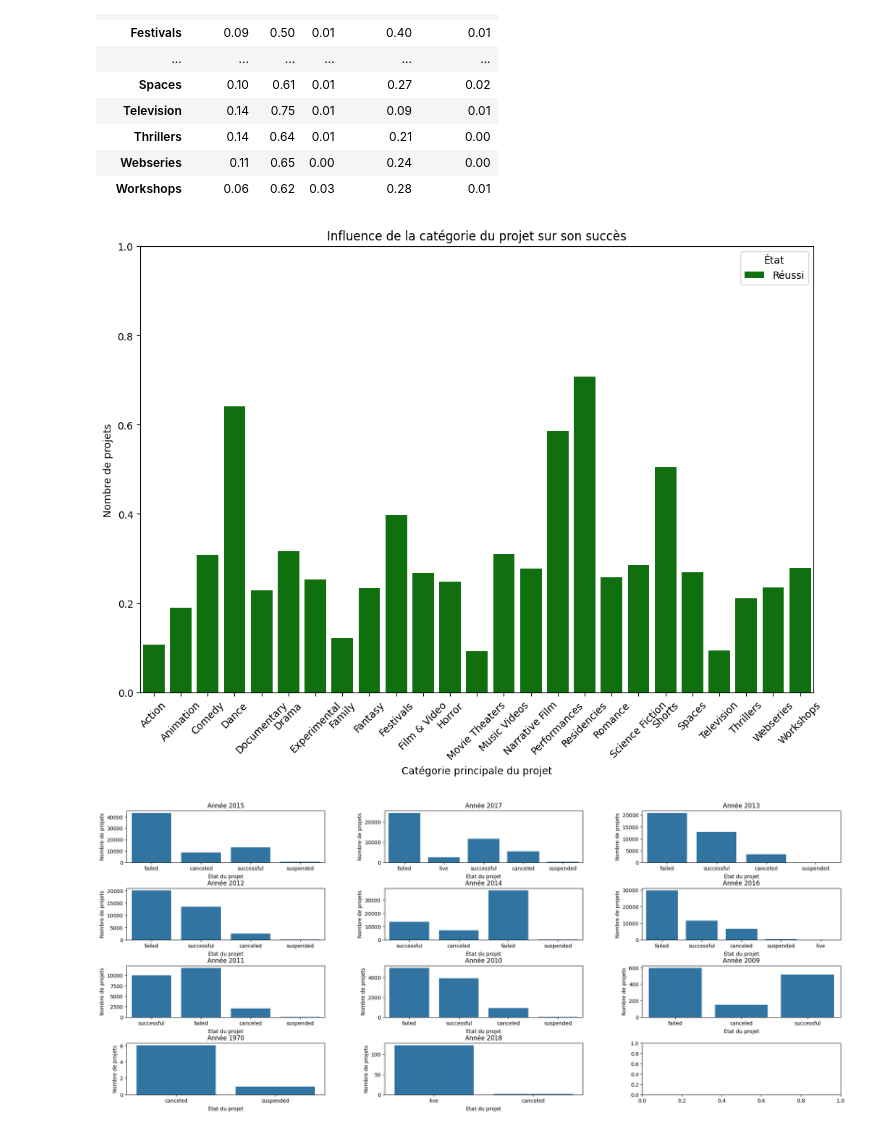
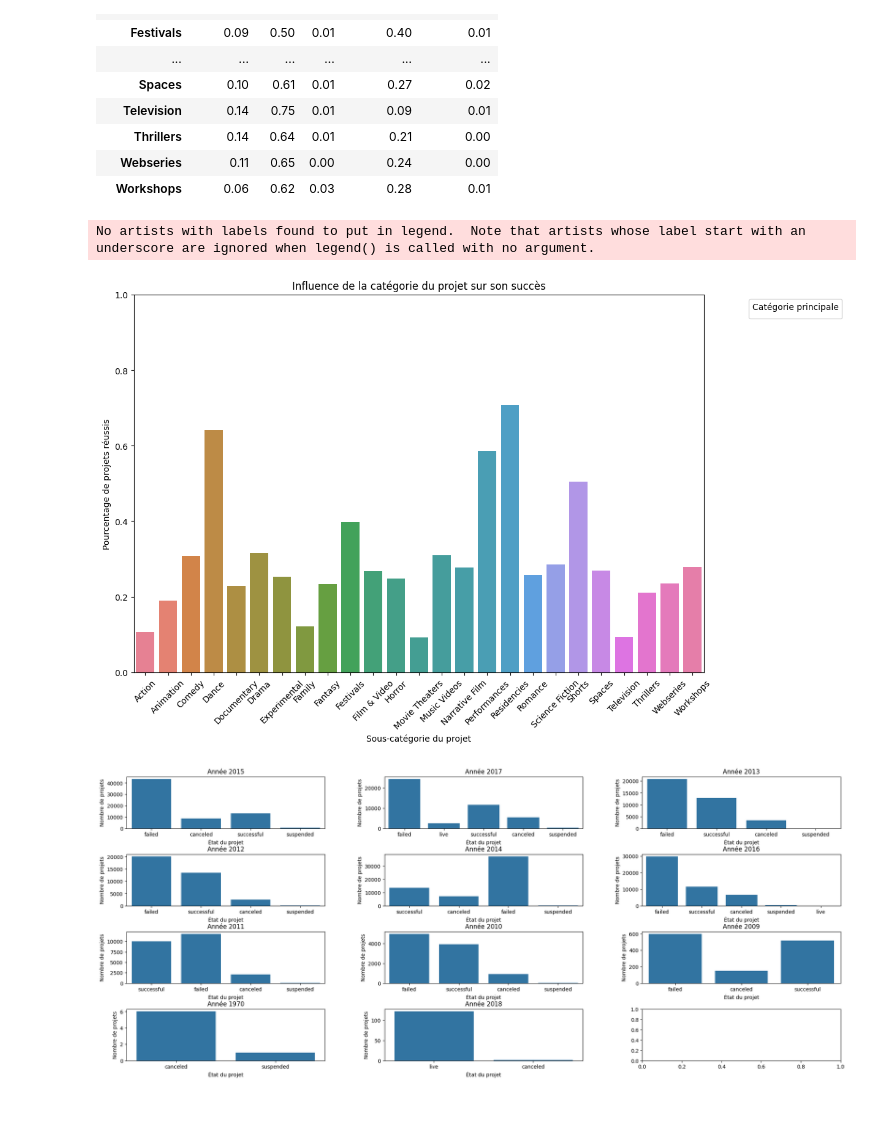
Before and after one commit to Steven-176/crowdfunding_ML, a Jupyter notebook: crowdfunding.ipynb, the cells around one changed output. Drawn from its saved outputs; the diff is of its cells as text; code cells hidden in the pictures.

```diff
--- a/crowdfunding.ipynb
+++ b/crowdfunding.ipynb
@@ -37,7 +39,7 @@ crowdfunding_2018['deadline'] = pd.to_datetime(crowdfunding_2018['deadline'])
 crowdfunding_2018['usd_pledged_real'] = crowdfunding_2018['usd_pledged_real'].round(2)
 crowdfunding_2018['days_to_deadline'] = (crowdfunding_2018['deadline'] - crowdfunding_2018['launched']).dt.days
 crowdfunding_2018['year'] = crowdfunding_2018['launched'].dt.year
-crowdfunding_2018['month'] = crowdfunding_2018['launched'].dt.month
+crowdfunding_2018['month'] = crowdfunding_2018['launched'].dt.strftime('%B')
 
 # Calcul du pourcentage atteint de l'objectif
 crowdfunding_2018['percentage_reached'] = (crowdfunding_2018['usd_pledged_real'] / crowdfunding_2018['usd_goal_real']) * 100
@@ -232,18 +249,19 @@ normalized_success_failure
 # %%
 # Création du graphique à barres empilées
 plt.figure(figsize=(12, 8))
-sns.barplot(data=normalized_success_failure, x=normalized_success_failure.index, y='successful', color='green', label='Réussi')
+sns.barplot(data=normalized_success_failure, x=normalized_success_failure.index, y='successful', hue='category', dodge=False)
 
 # Personnalisation du graphique
 plt.title("Influence de la catégorie du projet sur son succès")
-plt.xlabel("Catégorie principale du projet")
-plt.ylabel("Nombre de projets")
-plt.legend(title='État', loc='upper right')
+plt.xlabel("Sous-catégorie du projet")
+plt.ylabel("Pourcentage de projets réussis")
+plt.legend(title='Catégorie principale', loc='upper right', bbox_to_anchor=(1.25, 1))
 plt.xticks(rotation=45)
 plt.ylim(0, 1)
 plt.show()
 # %% [output]
+No artists with labels found to put in legend.  Note that artists whose label start with an underscore are ignored when legend() is called with no argument.
-[figure, old version]
+[figure, new version]
 # %%
 # Déterminer le nombre d'années uniques
 unique_years = clean_crowdfunding_2018_filtered['year'].unique()
```
Also changed, not shown: parts of 8 cells of this notebook, 3 other files.
